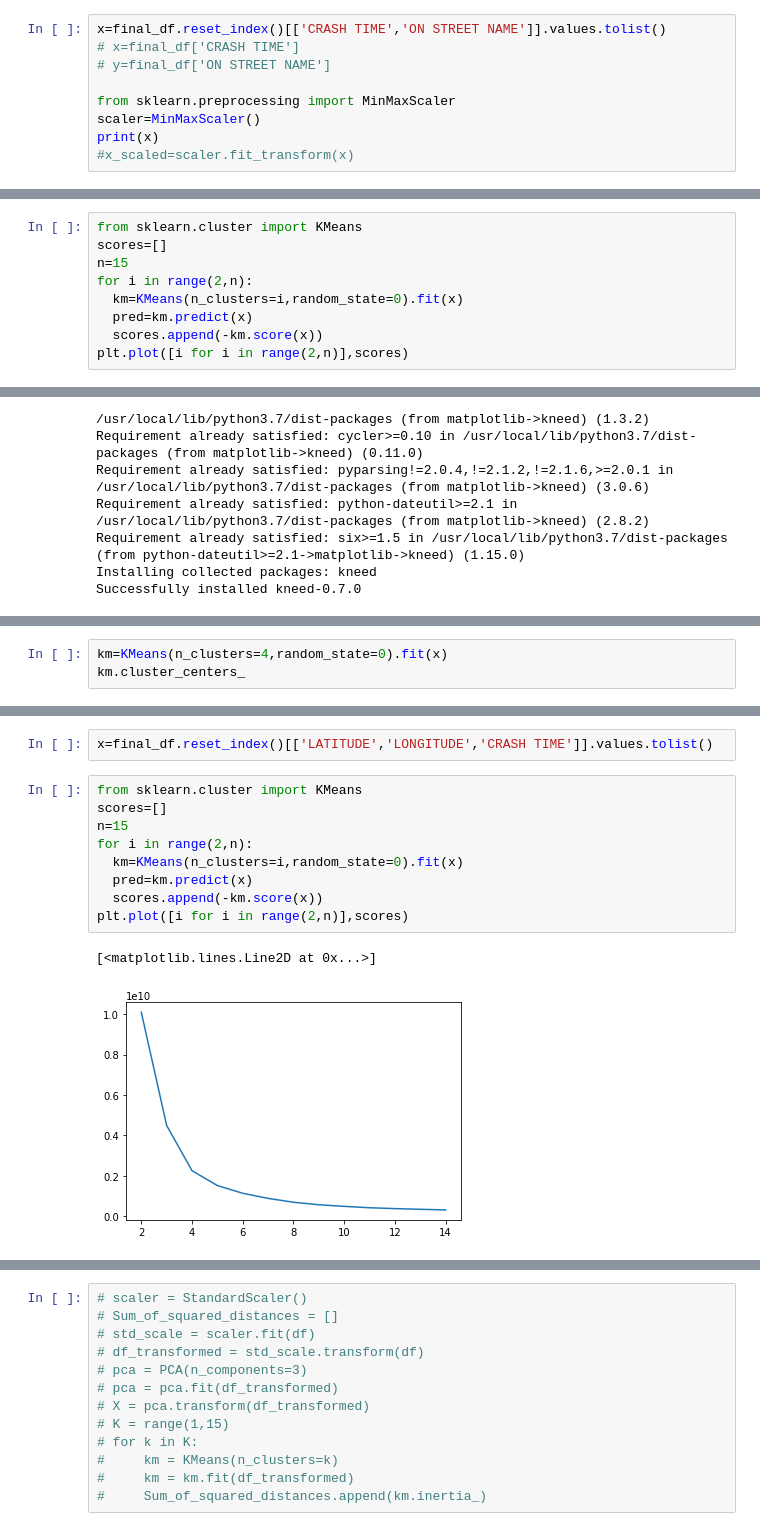
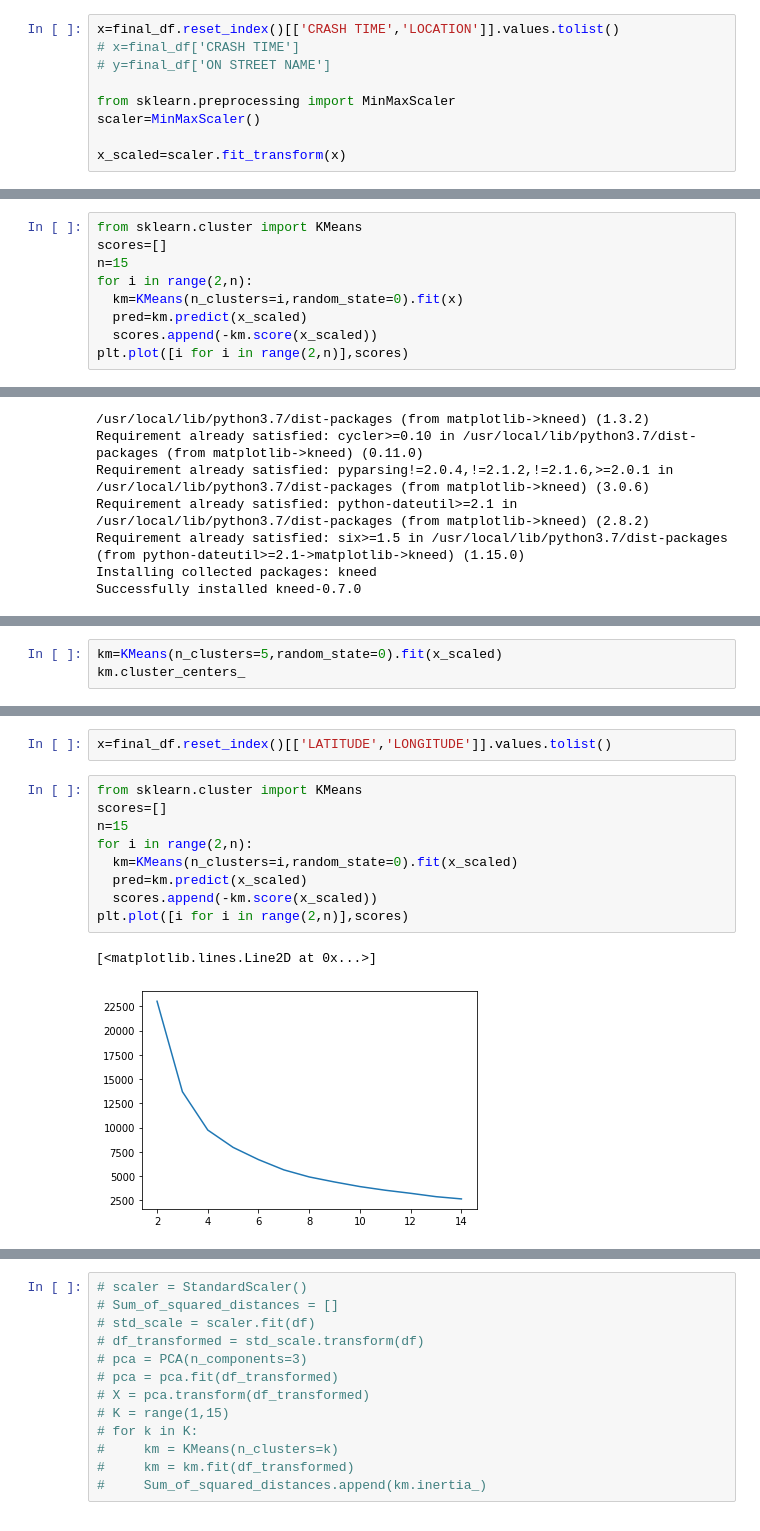
Before and after one commit to sudheendrakatikar/cmpe255-project, a Jupyter notebook: maincode.ipynb, the cells around one changed output, grey strips where cells are left out. Saved outputs shown, nothing was run; the diff lists cells and outputs as text.

```diff
--- a/maincode.ipynb
+++ b/maincode.ipynb
@@ -358,11 +358,11 @@ See the caveats in the documentation: https://pandas.pydata.org/pandas-docs/stab
 | 227941 | 635 | 1290 | 2 | 27 | 40 | -73 | 60625 | 3186 | ... |
 227942 rows × 18 columns
 # %%
-x=final_df.reset_index()[['CRASH TIME','ON STREET NAME']].values.tolist()
+x=final_df.reset_index()[['CRASH TIME','LOCATION']].values.tolist()
 # x=final_df['CRASH TIME']
 # y=final_df['ON STREET NAME']
 
 from sklearn.preprocessing import MinMaxScaler
 scaler=MinMaxScaler()
-print(x)
-#x_scaled=scaler.fit_transform(x)
+
+x_scaled=scaler.fit_transform(x)
@@ -384,8 +382,8 @@ scores=[]
 n=15
 for i in range(2,n):
   km=KMeans(n_clusters=i,random_state=0).fit(x)
-  pred=km.predict(x)
-  scores.append(-km.score(x))
+  pred=km.predict(x_scaled)
+  scores.append(-km.score(x_scaled))
 plt.plot([i for i in range(2,n)],scores)
 # %% [output]
 [<matplotlib.lines.Line2D at 0x...>]
@@ -416,4 +414,4 @@ Optimal value of k is 4.
 # %%
-km=KMeans(n_clusters=4,random_state=0).fit(x)
+km=KMeans(n_clusters=5,random_state=0).fit(x_scaled)
 km.cluster_centers_
 # %% [output]
@@ -441,17 +440,17 @@ plt.show()
 # %%
-x=final_df.reset_index()[['LATITUDE','LONGITUDE','CRASH TIME']].values.tolist()
+x=final_df.reset_index()[['LATITUDE','LONGITUDE']].values.tolist()
 # %%
 from sklearn.cluster import KMeans
 scores=[]
 n=15
 for i in range(2,n):
-  km=KMeans(n_clusters=i,random_state=0).fit(x)
-  pred=km.predict(x)
-  scores.append(-km.score(x))
+  km=KMeans(n_clusters=i,random_state=0).fit(x_scaled)
+  pred=km.predict(x_scaled)
+  scores.append(-km.score(x_scaled))
 plt.plot([i for i in range(2,n)],scores)
 # %% [output]
 [<matplotlib.lines.Line2D at 0x...>]
-[figure, old version]
+[figure, new version]
 # %%
 from kneed import KneeLocator
 kl = KneeLocator(range(2, 15), scores, curve="convex", direction="decreasing")
```
Also changed, not shown: parts of 25 cells of this notebook.
